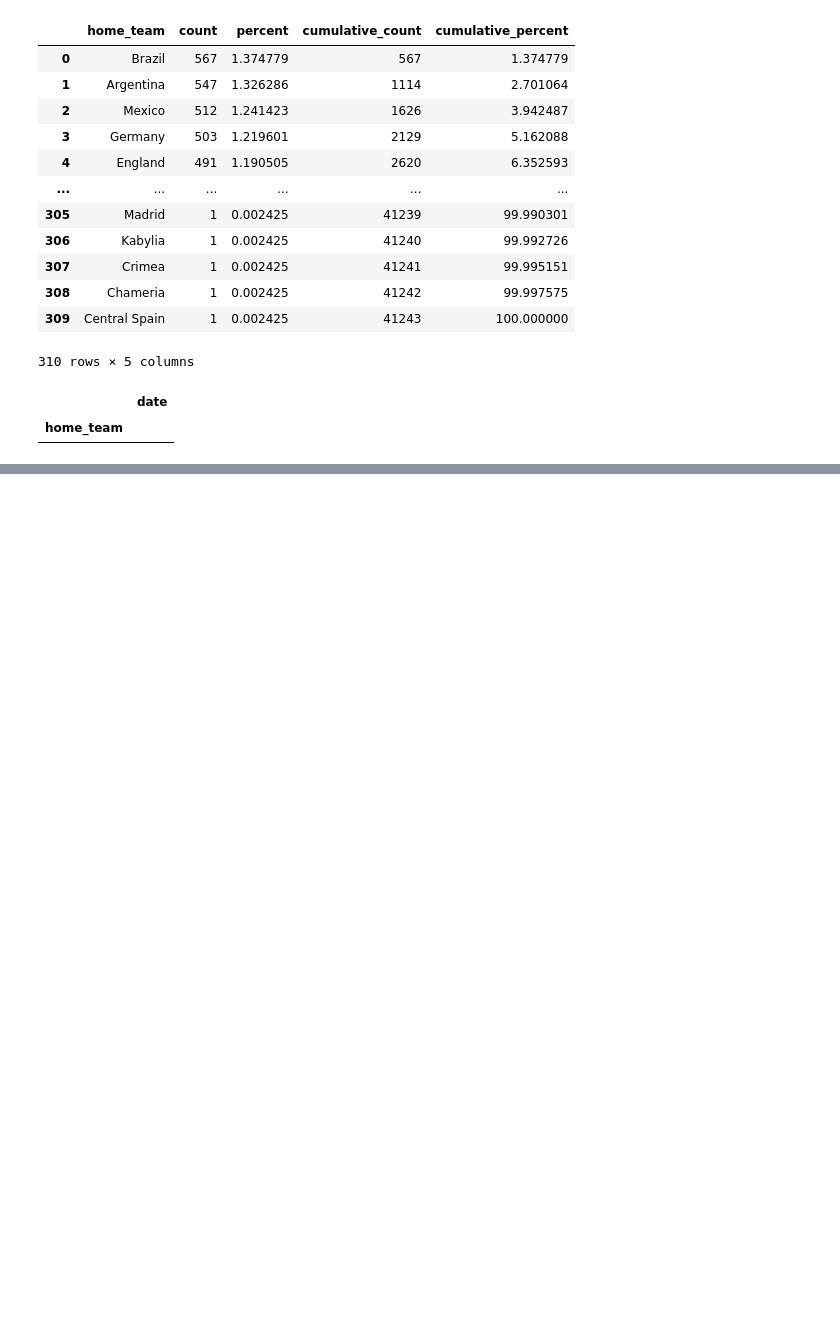
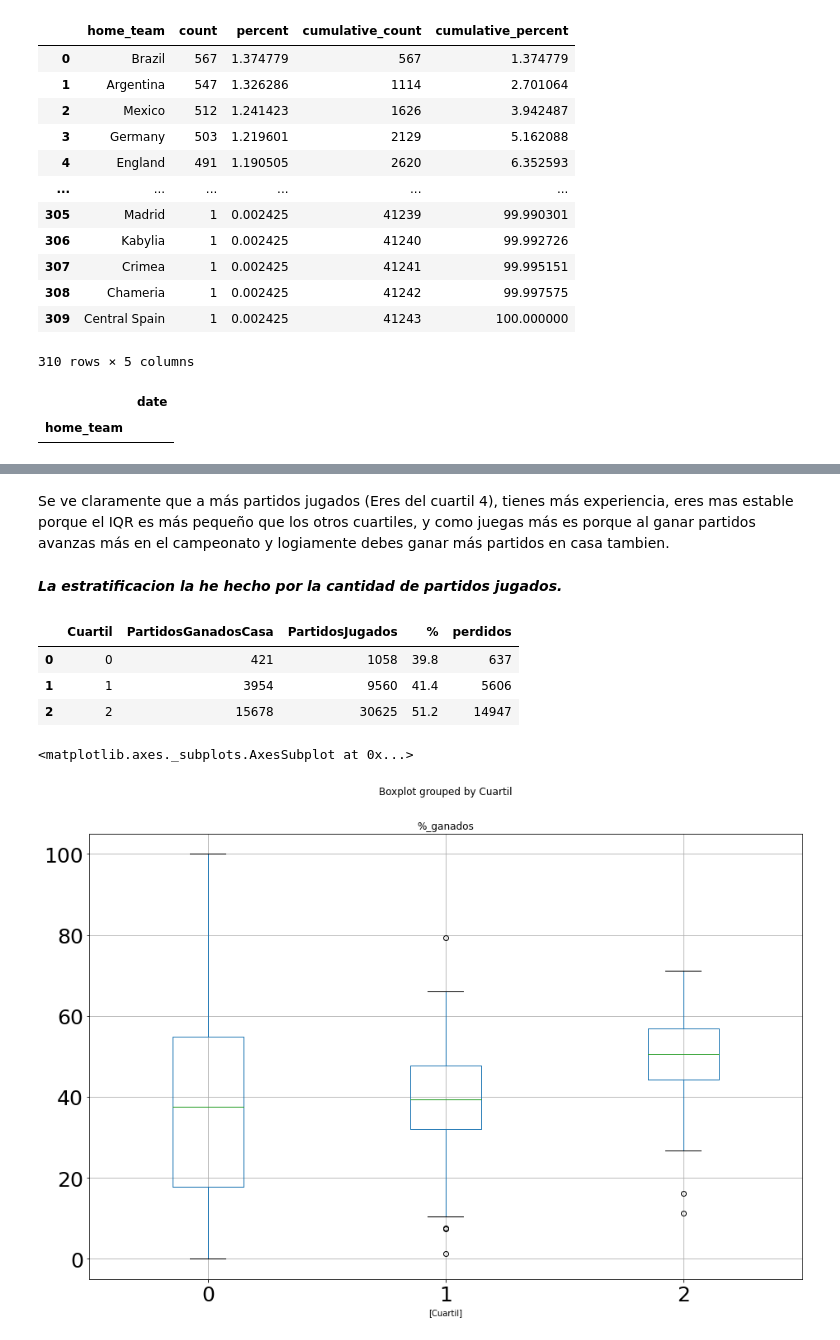
Before and after one commit to JMML2021/0501_sampling, a Jupyter notebook: 05_Sampling.ipynb, the cells around one changed output, grey strips where cells are left out. Saved outputs shown, nothing was run; the diff lists cells and outputs as text; code cells hidden in the pictures; blank space fills up the shorter version.

Commit message:
He creado la estratificacion de df4

```diff
--- a/05_Sampling.ipynb
+++ b/05_Sampling.ipynb
@@ -564 +572,20 @@ df3[50:-20]
 240 rows × 5 columns
+# %% [markdown]
+Se ve claramente que a más partidos jugados (Eres del cuartil 4), tienes más experiencia, eres mas estable porque el IQR es más pequeño que los otros cuartiles, y como juegas más es porque al ganar partidos avanzas más en el campeonato y logiamente debes ganar más partidos en casa tambien.
+# %% [markdown]
+***La estratificacion la he hecho por la cantidad de partidos jugados.***
+# %%
+df4=df3.groupby('Cuartil', as_index=False).agg({'PartidosGanadosCasa': "sum", 'PartidosJugados':'sum'})
+df4['%']=round(df4['PartidosGanadosCasa']/df4['PartidosJugados']*100,1)
+df4['perdidos']= df4['PartidosJugados']- df4['PartidosGanadosCasa']
+df4
+# %% [output]
+|  | Cuartil | PartidosGanadosCasa | PartidosJugados | % | perdidos |
+| 0 | 0 | 421 | 1058 | 39.8 | 637 |
+| 1 | 1 | 3954 | 9560 | 41.4 | 5606 |
+| 2 | 2 | 15678 | 30625 | 51.2 | 14947 |
+# %%
+df3.boxplot(column=['%_ganados'], by=['Cuartil'], figsize=(15,10), fontsize=25)
+# %% [output]
+<matplotlib.axes._subplots.AxesSubplot at 0x...>
+[figure, added]
```
Also changed, not shown: parts of 12 cells of this notebook.
